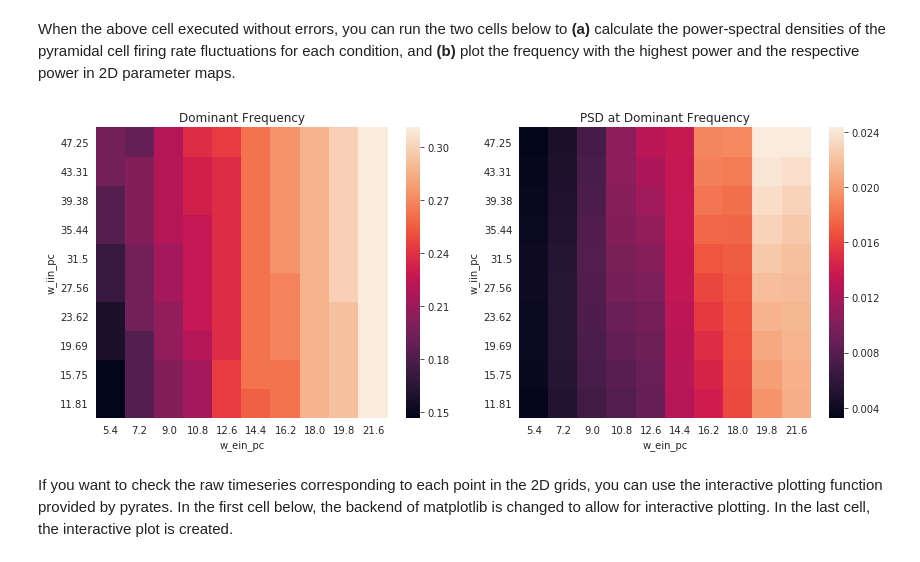
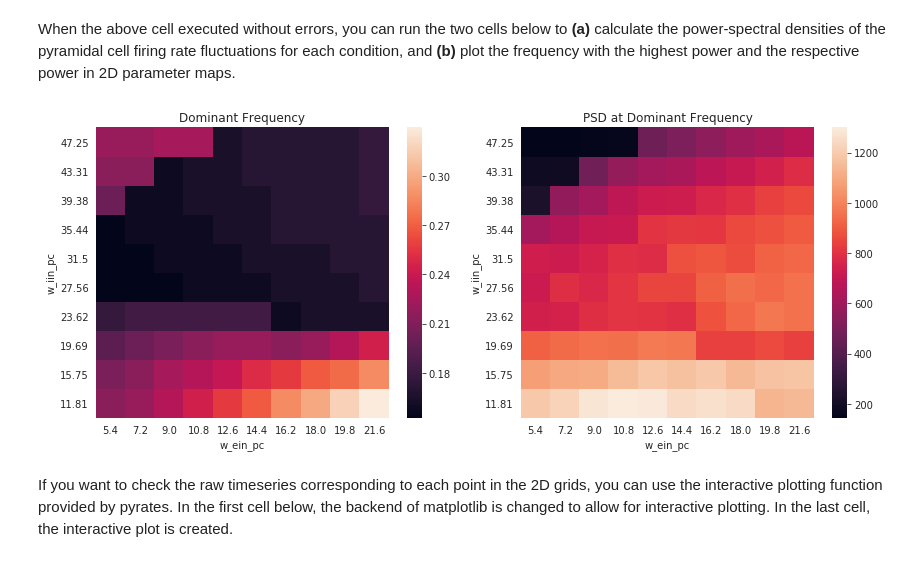
Before and after one commit to pyrates-neuroscience/PyRates, a Jupyter notebook: documentation/Solution_Build_Cortical_Microcircuit.ipynb, the cells around one changed output. Saved outputs shown, nothing was run; the diff lists cells and outputs as text; code cells hidden in the pictures.

```diff
--- a/documentation/Solution_Build_Cortical_Microcircuit.ipynb
+++ b/documentation/Solution_Build_Cortical_Microcircuit.ipynb
@@ -346,13 +346,13 @@ finished!
 # definition of parameter sweep values
 w_ein_pc = np.linspace(0.5, 2.0, 10)*0.8*13.5
 w_iin_pc = np.linspace(0.5, 2.0, 10)*1.75*13.5
-J = [5.]
+J = [6.]
 
 # other simulation parameters
 T = 100.
 dt = 1e-2
 dts = 1e-2
-inp = np.zeros((int(T/dt), 1)) + 3.
+inp = np.random.uniform(3., 5., (int(T/dt), 1))
 
 # TODO: implement your solution below
 #####################################
@@ -369,7 +369,7 @@ results, params = grid_search(circuit_temp,
                               simulation_time=T, dt=dt, sampling_step_size=dts,
                               inputs={'PC/Op_exc_syn/I_ext': inp},
                               outputs={'r': 'PC/Op_exc_syn/r'},
-                              init_kwargs={'vectorization': 'nodes', 'solver': 'midpoint'},
+                              init_kwargs={'vectorization': True, 'solver': 'midpoint'},
                               permute_grid=True)
 # %% [output]
 building the compute graph...
@@ -389,7 +389,7 @@ from pyrates.utility import fft
 max_freq = np.zeros((len(w_ein_pc), len(w_iin_pc)))
 max_pow = np.zeros_like(max_freq)
 for key in params.index:
-    freqs, power = fft(results[key], tmin=20.0)
+    freqs, power = fft(results[key], tmin=40.0)
     idx_c = np.argwhere(w_ein_pc == params.loc[key, 'w_ep'])[0]
     idx_r = np.argwhere(w_iin_pc == params.loc[key, 'w_ip'])[0]
     max_idx = np.argmax(power)
@@ -398,24 +398,24 @@ for key in params.index:
 # %%
 # NO TODO: Below the dominating frequency and its power are plotted
 ###################################################################
 
 from pyrates.utility import plot_connectivity
 
 # create 2D plots of maximum frequency and PSD for each parameter set
 fig, axes = plt.subplots(ncols=2, figsize=(12, 5))
 plot_connectivity(max_freq, xticklabels=np.round(w_ein_pc, decimals=2),
                   yticklabels=np.round(w_iin_pc, decimals=2), ax=axes[0])
 axes[0].set_xlabel('w_ein_pc')
 axes[0].set_ylabel('w_iin_pc')
 axes[0].set_title('Dominant Frequency')
-plot_connectivity(max_pow.T, xticklabels=np.round(w_ein_pc, decimals=2),
+plot_connectivity(max_pow, xticklabels=np.round(w_ein_pc, decimals=2),
                   yticklabels=np.round(w_iin_pc, decimals=2), ax=axes[1])
 axes[1].set_xlabel('w_ein_pc')
 axes[1].set_ylabel('w_iin_pc')
 axes[1].set_title('PSD at Dominant Frequency')
 plt.tight_layout()
 # %% [output]
-[figure, old version]
+[figure, new version]
 # %% [markdown]
 If you want to check the raw timeseries corresponding to each point in the 2D grids, you can use the interactive plotting function provided by pyrates. In the first cell below, the backend of matplotlib is changed to allow for interactive plotting. In the last cell, the interactive plot is created.
 # %%
```
Also changed, not shown: parts of 2 cells of this notebook, 5 other files.
